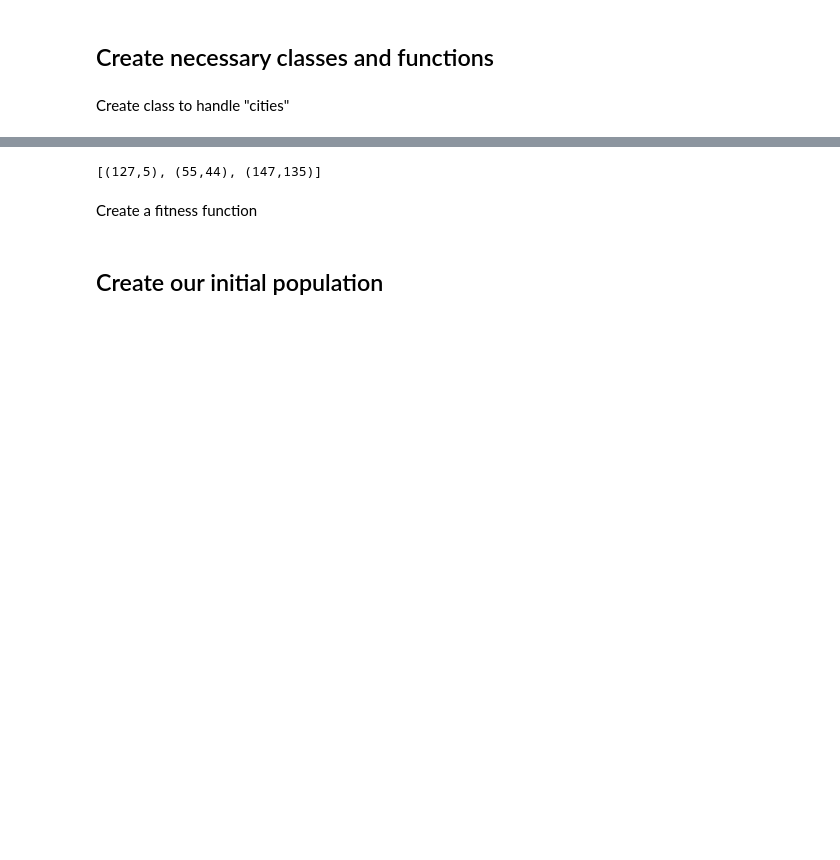
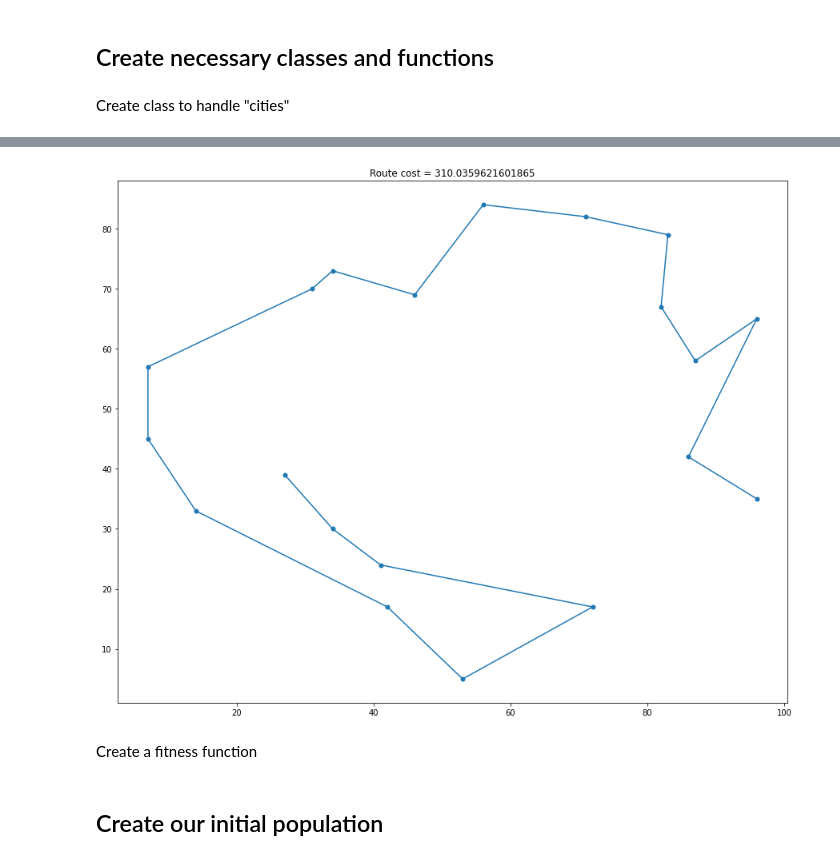
Before and after one commit to borislevant/aiplayground, a Jupyter notebook: genetic_algorithm_TSP.ipynb, the cells around one changed output, grey strips where cells are left out. Cells and saved outputs as stored; diff of their text form; code cells hidden in the pictures; blank space fills up the shorter version.

```diff
--- a/genetic_algorithm_TSP.ipynb
+++ b/genetic_algorithm_TSP.ipynb
@@ -107,8 +107,24 @@ new_route.show()
-# %%
-cl = generate_cities_list(3, seed=42)
-cl
-# %% [output]
-[(127,5), (55,44), (147,135)]
+# %%
+def simulated_anealing(rstart, niter=10, temp=100.0):
+    current_route = rstart.copy()
+    for iter in range(niter):
+        route = current_route.copy()
+        for comb in itertools.combinations(range(current_route.cities.ncities), 2):
+            new_route = route.copy()
+            new_route.route[comb[0]] = route.route[comb[1]]
+            new_route.route[comb[1]] = route.route[comb[0]]
+            diff = route.cost() - new_route.cost()
+            t = temp / (iter+1)
+            metropolis = np.exp(-np.abs(diff)/t)
+            if diff > 0 or np.random.rand() < metropolis:
+                route = new_route
+        current_route = route
+    return current_route
+# %%
+new_route = simulated_anealing(route(ct), niter=20, temp=100.0)
+new_route.show()
+# %% [output]
+[figure, added]
 # %% [markdown]
 Create a fitness function
 # %%
```
Also changed, not shown: parts of 3 cells of this notebook.
